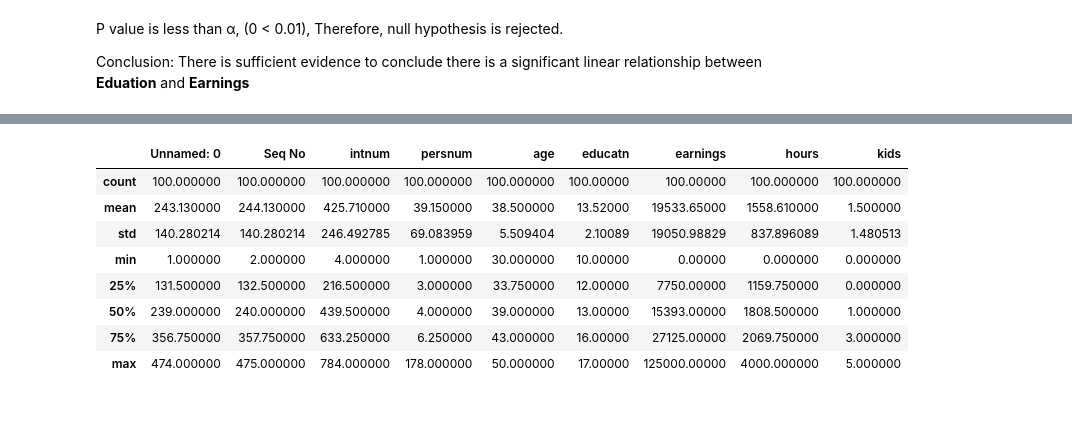
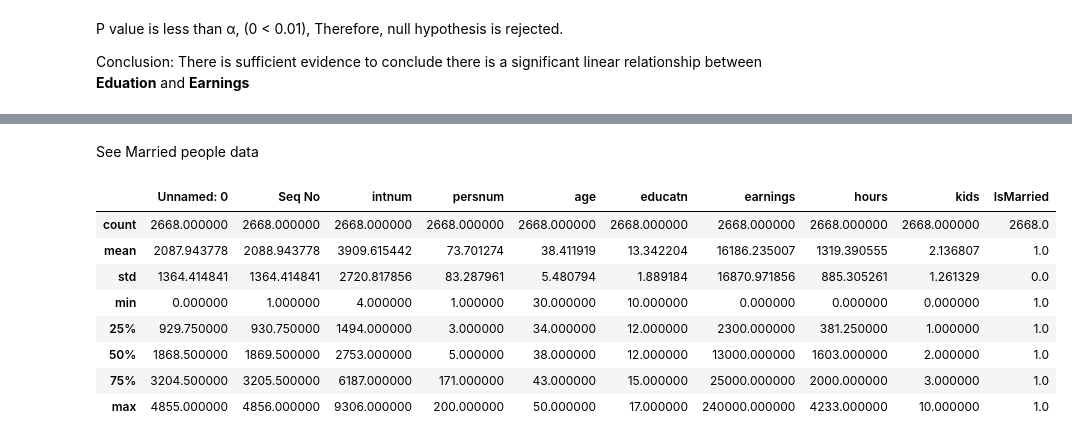
Before and after one commit to HashanAbeysinghe/data-science-assignment-1, a Jupyter notebook: AssignmentPart1.ipynb, the cells around one changed output, grey strips where cells are left out. Cells and saved outputs as stored; diff of their text form; code cells hidden in the pictures; blank space fills up the shorter version.

Commit message:
Hypothesis added: marritial status vs income

```diff
--- a/AssignmentPart1.ipynb
+++ b/AssignmentPart1.ipynb
@@ -196,12 +190,29 @@ marriedData.describe()
+# %%
+###function to convert categorical data to numerical value
+def marritialStatus_to_numeric(x):
+    if x=='married':
+        return 1
+    else:
+        return 0
+
+###append new colomn IsMarried; a numerical representation of categorical value
+data['IsMarried'] = data['married'].apply(marritialStatus_to_numeric)
+
+marriedPeople = data[data.IsMarried == 1]
+UnMarriedPeople = data[data.IsMarried== 0]
+
+#unmarriedData = data[data.married!='married'].head(n=100)
+# %% [markdown]
+See Married people data
 # %%
-unmarriedData.describe()
+marriedPeople.describe()
 # %% [output]
-|  | Unnamed: 0 | Seq No | intnum | persnum | age | educatn | earnings | hours | kids |
-| count | 100.000000 | 100.000000 | 100.000000 | 100.000000 | 100.000000 | 100.00000 | 100.00000 | 100.000000 | 100.000000 |
-| mean | 243.130000 | 244.130000 | 425.710000 | 39.150000 | 38.500000 | 13.52000 | 19533.65000 | 1558.610000 | 1.500000 |
-| std | 140.280214 | 140.280214 | 246.492785 | 69.083959 | 5.509404 | 2.10089 | 19050.98829 | 837.896089 | 1.480513 |
-| min | 1.000000 | 2.000000 | 4.000000 | 1.000000 | 30.000000 | 10.00000 | 0.00000 | 0.000000 | 0.000000 |
-| 25% | 131.500000 | 132.500000 | 216.500000 | 3.000000 | 33.750000 | 12.00000 | 7750.00000 | 1159.750000 | 0.000000 |
-| 50% | 239.000000 | 240.000000 | 439.500000 | 4.000000 | 39.000000 | 13.00000 | 15393.00000 | 1808.500000 | 1.000000 |
-| 75% | 356.750000 | 357.750000 | 633.250000 | 6.250000 | 43.000000 | 16.00000 | 27125.00000 | 2069.750000 | 3.000000 |
-| max | 474.000000 | 475.000000 | 784.000000 | 178.000000 | 50.000000 | 17.00000 | 125000.00000 | 4000.000000 | 5.000000 |
+|  | Unnamed: 0 | Seq No | intnum | persnum | age | educatn | earnings | hours | kids | IsMarried |
+| count | 2668.000000 | 2668.000000 | 2668.000000 | 2668.000000 | 2668.000000 | 2668.000000 | 2668.000000 | 2668.000000 | 2668.000000 | 2668.0 |
+| mean | 2087.943778 | 2088.943778 | 3909.615442 | 73.701274 | 38.411919 | 13.342204 | 16186.235007 | 1319.390555 | 2.136807 | 1.0 |
+| std | 1364.414841 | 1364.414841 | 2720.817856 | 83.287961 | 5.480794 | 1.889184 | 16870.971856 | 885.305261 | 1.261329 | 0.0 |
+| min | 0.000000 | 1.000000 | 4.000000 | 1.000000 | 30.000000 | 10.000000 | 0.000000 | 0.000000 | 0.000000 | 1.0 |
+| 25% | 929.750000 | 930.750000 | 1494.000000 | 3.000000 | 34.000000 | 12.000000 | 2300.000000 | 381.250000 | 1.000000 | 1.0 |
+| 50% | 1868.500000 | 1869.500000 | 2753.000000 | 5.000000 | 38.000000 | 12.000000 | 13000.000000 | 1603.000000 | 2.000000 | 1.0 |
+| 75% | 3204.500000 | 3205.500000 | 6187.000000 | 171.000000 | 43.000000 | 15.000000 | 25000.000000 | 2000.000000 | 3.000000 | 1.0 |
+| max | 4855.000000 | 4856.000000 | 9306.000000 | 200.000000 | 50.000000 | 17.000000 | 240000.000000 | 4233.000000 | 10.000000 | 1.0 |
```
Also changed, not shown: parts of 7 cells of this notebook.
